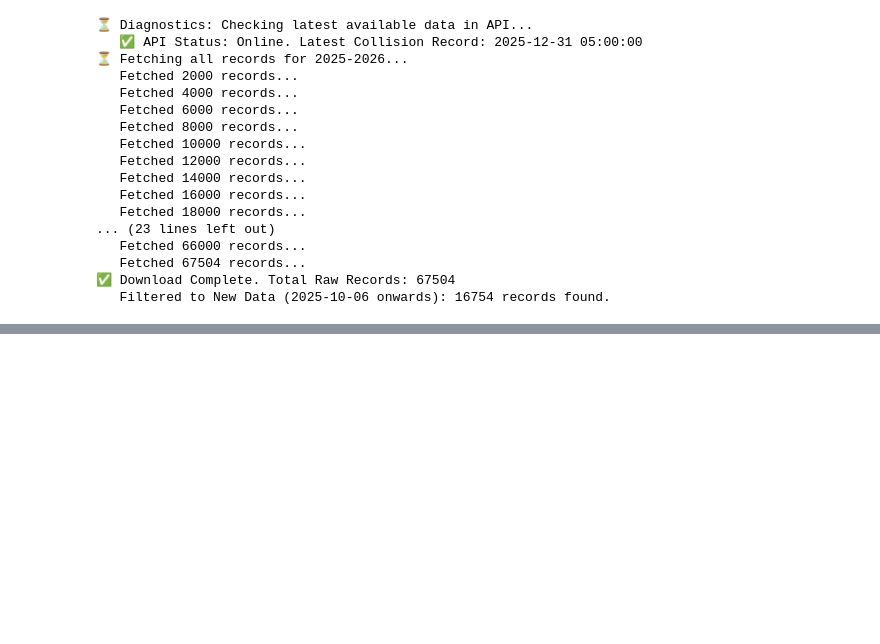
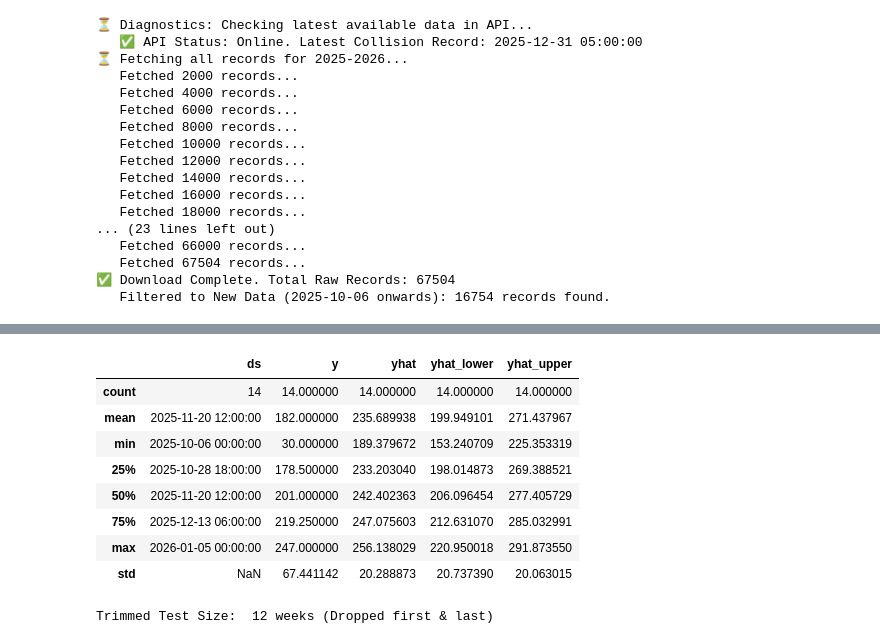
Before and after one commit to Hit-rajput/blood-supply-risk-monitor, a Jupyter notebook: src/models/Final_Model_test.ipynb, the cells around one changed output, grey strips where cells are left out. Drawn from its saved outputs; the diff is of its cells as text; code cells hidden in the pictures; blank space fills up the shorter version.

```diff
--- a/src/models/Final_Model_test.ipynb
+++ b/src/models/Final_Model_test.ipynb
@@ -159,3 +173,15 @@ future = test_df[['ds']].copy()
 forecast = m.predict(future)
 # %%
 results = pd.merge(test_df, forecast[['ds', 'yhat', 'yhat_lower', 'yhat_upper']], on='ds')
+# %%
+results.describe()
+# %% [output]
+|  | ds | y | yhat | yhat_lower | yhat_upper |
+| count | 14 | 14.000000 | 14.000000 | 14.000000 | 14.000000 |
+| mean | 2025-11-20 12:00:00 | 182.000000 | 235.689938 | 199.949101 | 271.437967 |
+| min | 2025-10-06 00:00:00 | 30.000000 | 189.379672 | 153.240709 | 225.353319 |
+| 25% | 2025-10-28 18:00:00 | 178.500000 | 233.203040 | 198.014873 | 269.388521 |
+| 50% | 2025-11-20 12:00:00 | 201.000000 | 242.402363 | 206.096454 | 277.405729 |
+| 75% | 2025-12-13 06:00:00 | 219.250000 | 247.075603 | 212.631070 | 285.032991 |
+| max | 2026-01-05 00:00:00 | 247.000000 | 256.138029 | 220.950018 | 291.873550 |
+| std | NaN | 67.441142 | 20.288873 | 20.737390 | 20.063015 |
@@ -162 +192,5 @@ results = pd.merge(test_df, forecast[['ds', 'yhat', 'yhat_lower', 'yhat_upper']]
+# %%
+print(f"Trimmed Test Size:  {len(results_trimmed)} weeks (Dropped first & last)")
+# %% [output]
+Trimmed Test Size:  12 weeks (Dropped first & last)
 # %%
```
Also changed, not shown: parts of 12 cells of this notebook, 8 other files.
